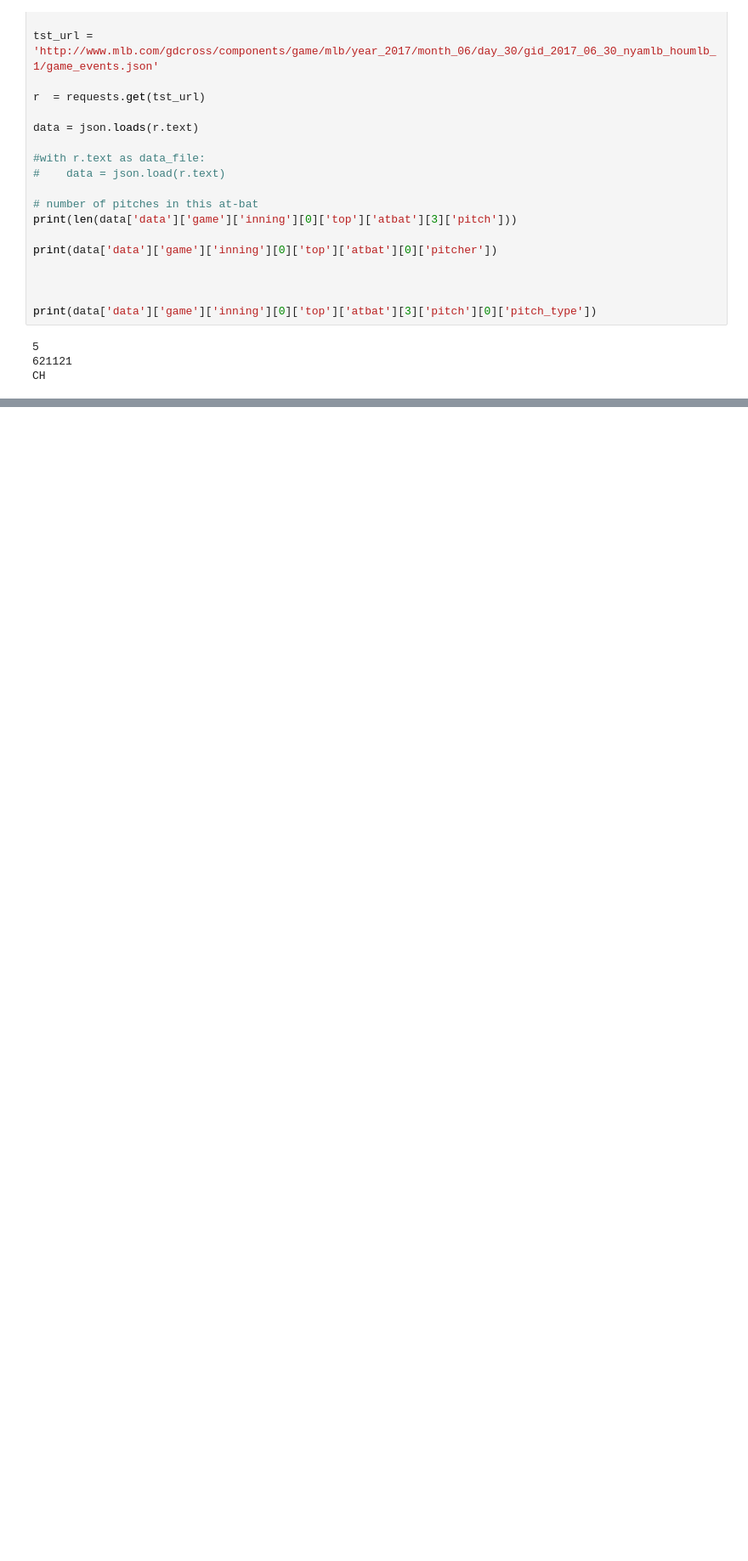
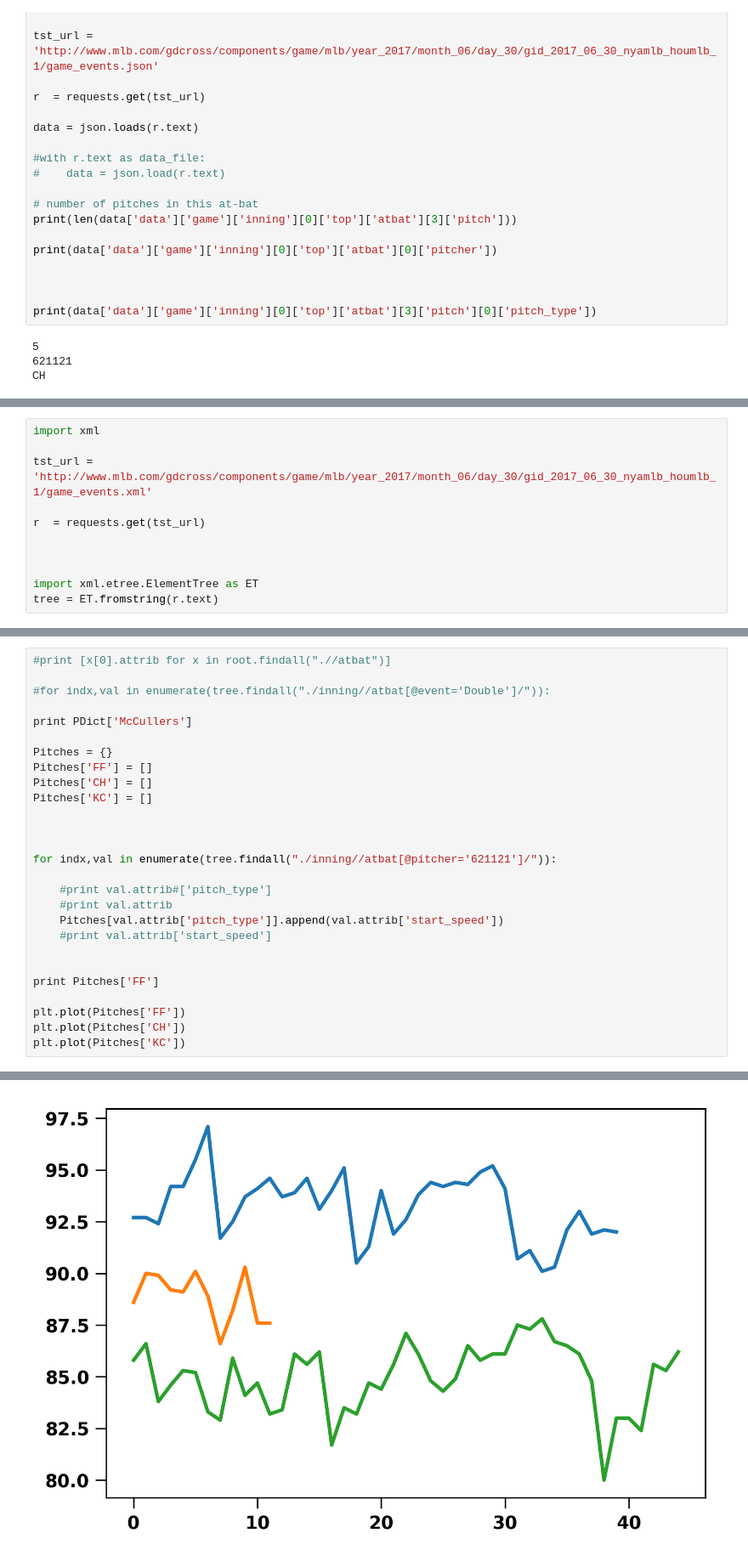
Before and after one commit to fantasy-toolz/2017-MLB-Analysis, a Jupyter notebook: league_notebooks/AutoCorrelating-Stats.ipynb, the cells around one changed output, grey strips where cells are left out. Shown at 85% size. Drawn from its saved outputs; the diff is of its cells as text; blank space fills up the shorter version.

```diff
--- a/league_notebooks/AutoCorrelating-Stats.ipynb
+++ b/league_notebooks/AutoCorrelating-Stats.ipynb
@@ -361,0 +395,11 @@ import xml
+# %%
+import xml
+
+tst_url = 'http://www.mlb.com/gdcross/components/game/mlb/year_2017/month_06/day_30/gid_2017_06_30_nyamlb_houmlb_1/game_events.xml'
+
+r  = requests.get(tst_url)
+
+
+
+import xml.etree.ElementTree as ET
+tree = ET.fromstring(r.text)
@@ -361,0 +434,28 @@ import xml
+# %%
+#print [x[0].attrib for x in root.findall(".//atbat")]
+
+#for indx,val in enumerate(tree.findall("./inning//atbat[@event='Double']/")):
+
+print PDict['McCullers']
+
+Pitches = {}
+Pitches['FF'] = []
+Pitches['CH'] = []
+Pitches['KC'] = []
+
+
+
+for indx,val in enumerate(tree.findall("./inning//atbat[@pitcher='621121']/")):
+
+    #print val.attrib#['pitch_type']
+    #print val.attrib
+    Pitches[val.attrib['pitch_type']].append(val.attrib['start_speed'])
+    #print val.attrib['start_speed']
+
+
+print Pitches['FF']
+
+plt.plot(Pitches['FF'])
+plt.plot(Pitches['CH'])
+plt.plot(Pitches['KC'])
+# %% [output]
@@ -361,0 +465 @@ import xml
+[figure, added]
```
Also changed, not shown: parts of 14 cells of this notebook.
